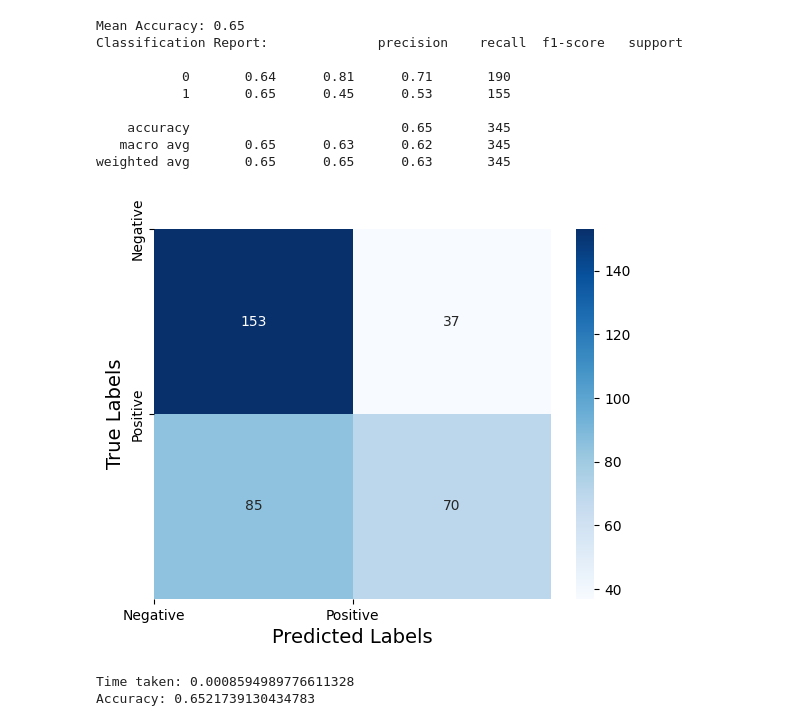
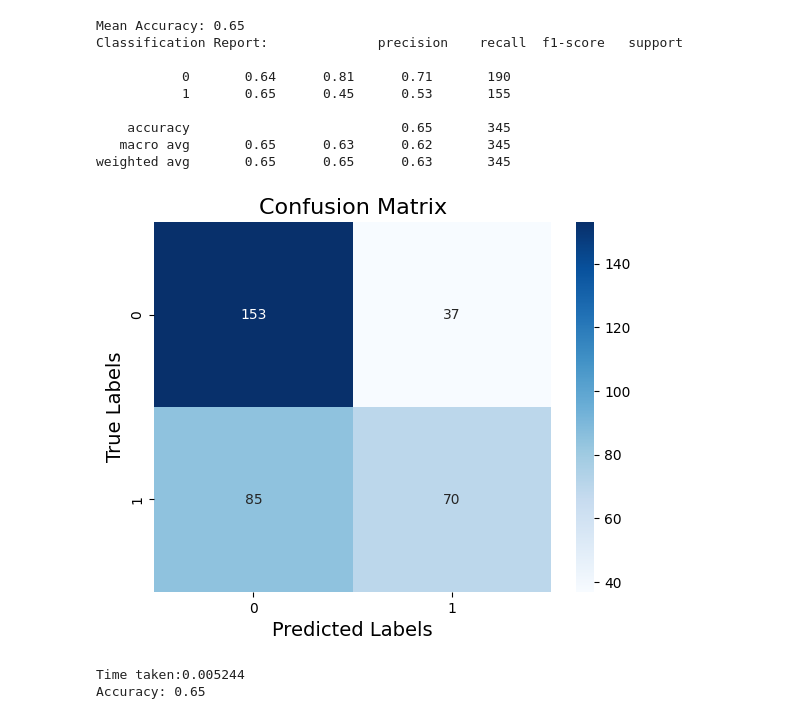
Before and after one commit to theodorostaloumtzis/DB_KNN_project, a Jupyter notebook: notebook_with_kfold.ipynb, the cells around one changed output. Drawn from its saved outputs; the diff is of its cells as text; code cells hidden in the pictures.

```diff
--- a/notebook_with_kfold.ipynb
+++ b/notebook_with_kfold.ipynb
@@ -4,0 +132,11 @@
+# %%
+import math
+
+def calculate_hypersphere_volume(radius, dimensions):
+
+    # Check if dimensions is a positive integer
+    if dimensions < 1:
+        raise ValueError("Dimensions must be a positive integer.")
+
+    # Use the formula for hypersphere volume
+    return (math.pi ** (dimensions / 2)) * (radius ** dimensions) / math.gamma((dimensions / 2) + 1)
@@ -4,0 +291,13 @@
+# %%
+def calculate_class_scores(neighbor_indices, y_train, densities_normalized, distances):
+
+    class_scores = {}
+
+    for idx in neighbor_indices: # Loop over the k nearest neighbors
+        label = y_train[idx] # Get the label of the current neighbor
+        density = densities_normalized[idx] # Get the density of the current neighbor
+        score = density / (distances[idx] + 1e-9)  # Avoid division by zero
+        if label not in class_scores: # Initialize the class score if it doesn't exist
+            class_scores[label] = 0 # Initialize the class score
+        class_scores[label] += score # Add the score to the class score
+    return class_scores
@@ -4,0 +371,5 @@
+# %%
+def calculate_degree_of_certainty(class_scores):
+    max_score = max(class_scores.values())
+    total_score = sum(class_scores.values())
+    return max_score / total_score if total_score != 0 else 0
@@ -243,17 +955,25 @@ weighted avg       0.65      0.65      0.63       345
 # %%
 from sklearn.metrics import confusion_matrix
 import matplotlib.pyplot as plt
 import seaborn as sns
 
-cm = confusion_matrix(all_true_labels, all_predictions)
-sns.heatmap(cm, annot=True, cmap='Blues', fmt='d')
+class_labels = list(set(all_true_labels).union(set(all_predictions)))
+
+# Generate the confusion matrix
+cm = confusion_matrix(all_true_labels, all_predictions, labels=class_labels)
+
+# Create a heatmap for the confusion matrix
+sns.heatmap(cm, annot=True, cmap='Blues', fmt='d', xticklabels=class_labels, yticklabels=class_labels)
+
+# Add labels and titles
 plt.xlabel('Predicted Labels', fontsize=14)
 plt.ylabel('True Labels', fontsize=14)
-plt.xticks(range(cm.shape[1]), ('Negative', 'Positive'))
-plt.yticks(range(cm.shape[0]), ('Negative', 'Positive'))
+plt.title('Confusion Matrix', fontsize=16)
+
+# Display the heatmap
 plt.show()
 # %% [output]
-[figure, old version]
+[figure, new version]
 # %%
 from sklearn.neighbors import KNeighborsClassifier
 from sklearn.model_selection import train_test_split
@@ -270,14 +990,14 @@ start = time()
 # Train the model on the training data
 knn.fit(X_train, y_train)
 
-end = time()
+
 # Make predictions on the testing data
 y_pred = knn.predict(X_test)
-
+end = time()
 # Evaluate the model's performance
 accuracy = knn.score(X_test, y_test)
-print("Time taken:", end - start)
-print("Accuracy:", accuracy)
+print(f"Time taken:{(end-start):.6f}")
+print(f"Accuracy: {accuracy:.2f}")
 # %% [output]
-Time taken: 0.0008594989776611328
-Accuracy: 0.6521739130434783
+Time taken:0.005244
+Accuracy: 0.65
```
Also changed, not shown: parts of 15 cells of this notebook, 3 other files.
